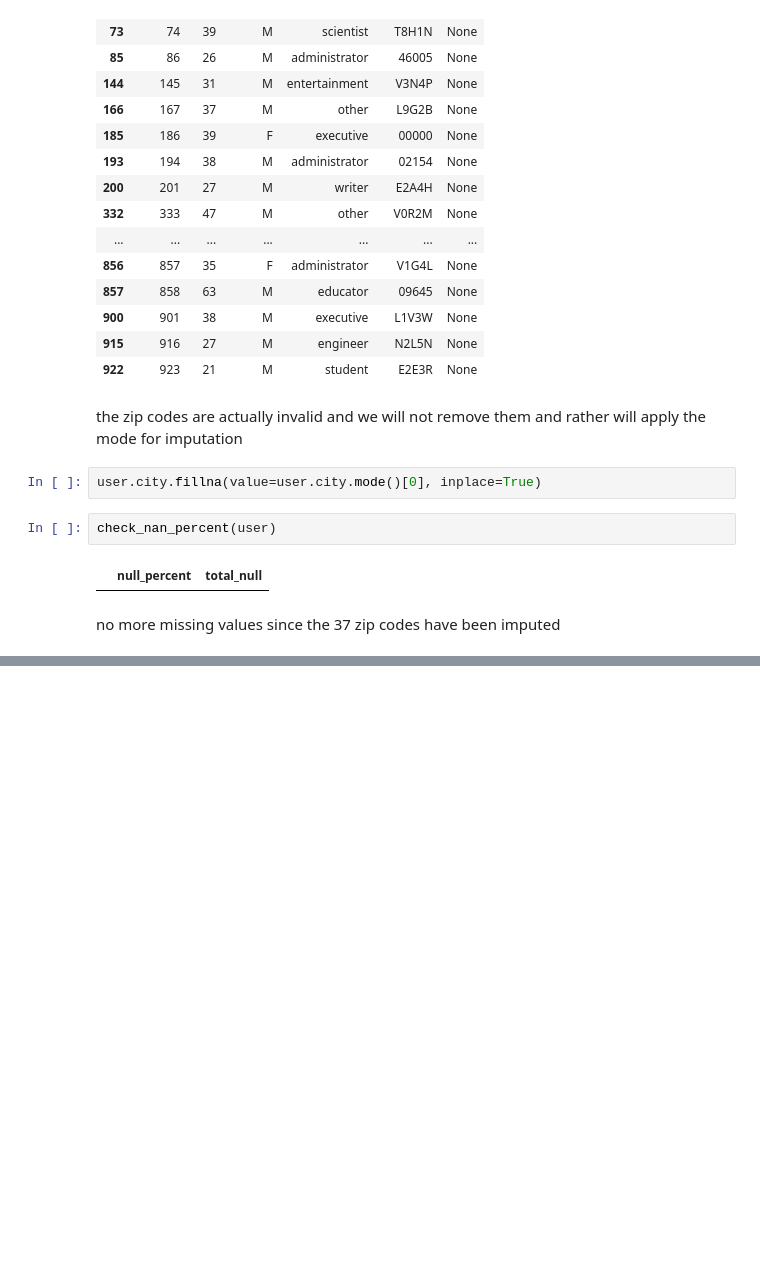
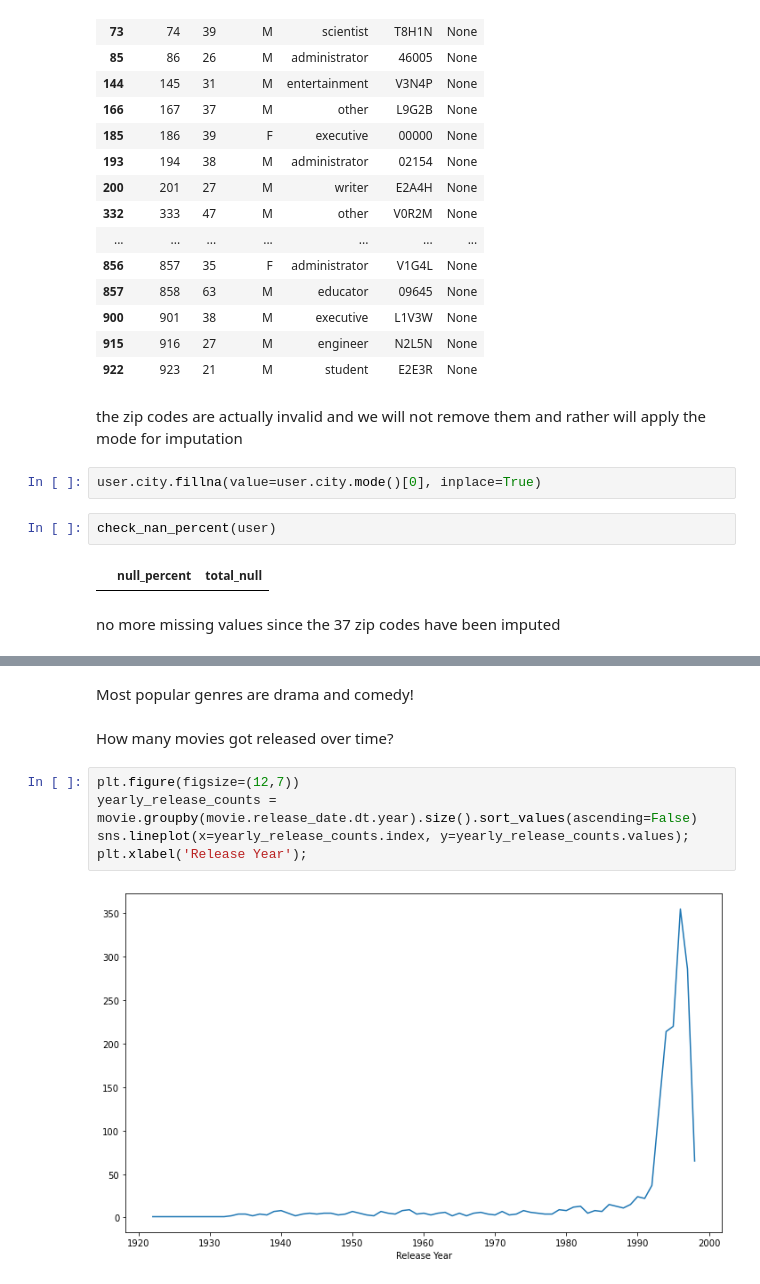
Before and after one commit to YichenLin/MATH-80600A-Project, a Jupyter notebook: traditionalRSNotebooks/edaMovieLens100K.ipynb, the cells around one changed output, grey strips where cells are left out. Drawn from its saved outputs; the diff is of its cells as text; blank space fills up the shorter version.

```diff
--- a/traditionalRSNotebooks/edaMovieLens100K.ipynb
+++ b/traditionalRSNotebooks/edaMovieLens100K.ipynb
@@ -330,0 +383,11 @@ no more missing values since the 37 zip codes have been imputed
+# %% [markdown]
+Most popular genres are drama and comedy!
+# %% [markdown]
+How many movies got released over time?
+# %%
+plt.figure(figsize=(12,7))
+yearly_release_counts = movie.groupby(movie.release_date.dt.year).size().sort_values(ascending=False)
+sns.lineplot(x=yearly_release_counts.index, y=yearly_release_counts.values);
+plt.xlabel('Release Year');
+# %% [output]
+[figure, added]
```
Also changed, not shown: parts of 30 cells of this notebook.
